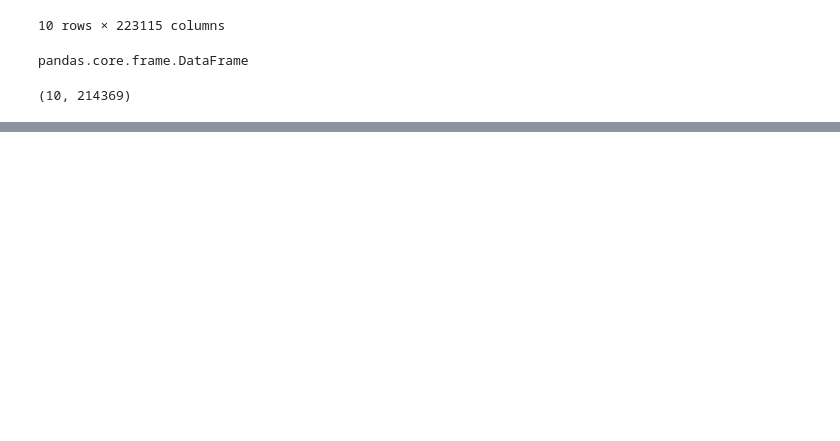
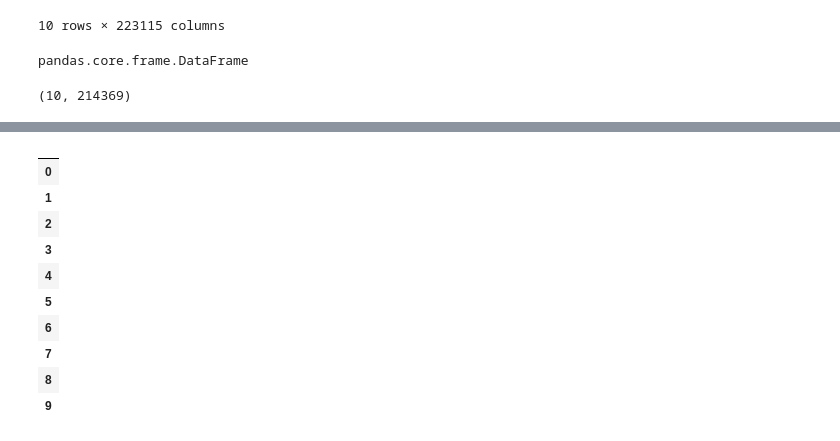
Before and after one commit to xetxezarreta/composite-analysis, a Jupyter notebook: composite.ipynb, the cells around one changed output, grey strips where cells are left out. Drawn from its saved outputs; the diff is of its cells as text; code cells hidden in the pictures; blank space fills up the shorter version.

```diff
--- a/composite.ipynb
+++ b/composite.ipynb
@@ -80,0 +109,6 @@ accuracy_score(y_test, y_pred)
+# %%
+from tsfresh import select_features
+from tsfresh.utilities.dataframe_functions import impute
+
+#impute(extracted_features)
+features_filtered = select_features(extracted_features, pd.Series(target))
@@ -80,0 +118,14 @@ accuracy_score(y_test, y_pred)
+# %%
+features_filtered
+# %% [output]
+|  |
+| 0 |
+| 1 |
+| 2 |
+| 3 |
+| 4 |
+| 5 |
+| 6 |
+| 7 |
+| 8 |
+| 9 |
```
Also changed, not shown: parts of 6 cells of this notebook.
